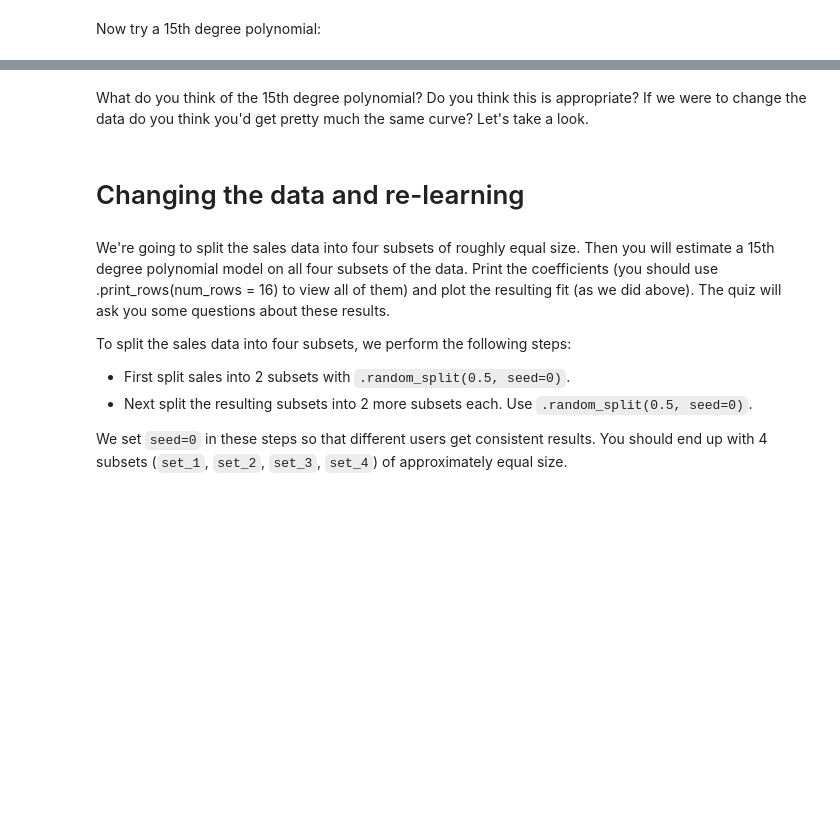
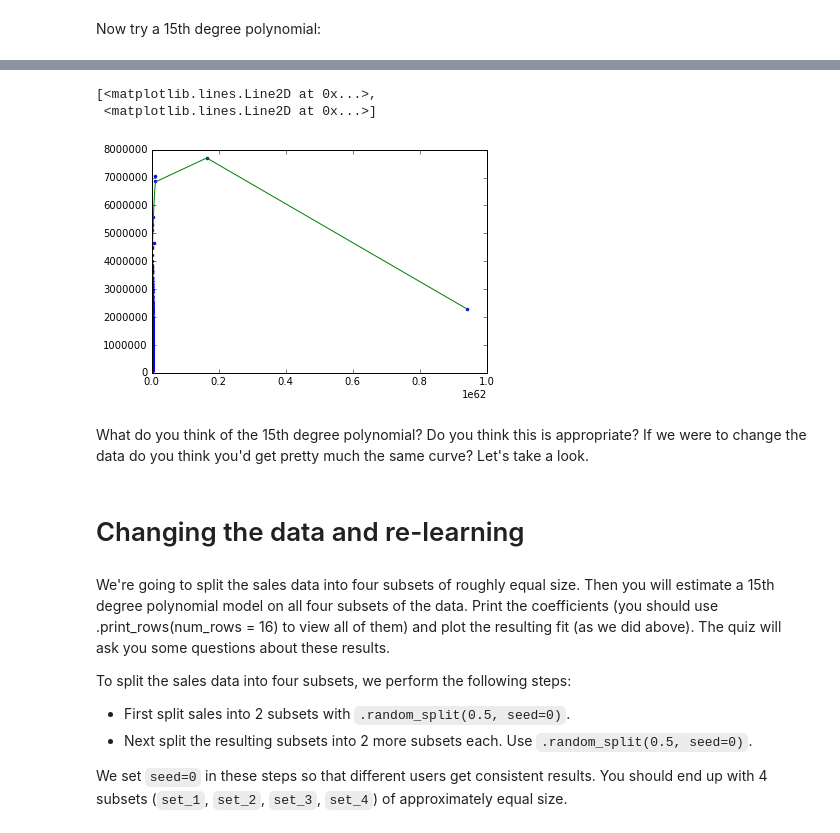
Before and after one commit to wilsonjr/MachineLearningCourse, a Jupyter notebook: ml-regression/Polynomial Regression/week-3-polynomial-regression-assignment-blank.ipynb, the cells around one changed output, grey strips where cells are left out. Saved outputs shown, nothing was run; the diff lists cells and outputs as text; code cells hidden in the pictures; blank space fills up the shorter version.

```diff
--- a/ml-regression/Polynomial Regression/week-3-polynomial-regression-assignment-blank.ipynb
+++ b/ml-regression/Polynomial Regression/week-3-polynomial-regression-assignment-blank.ipynb
@@ -124,2 +198,9 @@ The resulting model looks like half a parabola. Try on your own to see what the
 # %% [markdown]
 Now try a 15th degree polynomial:
+# %%
+poly15_data = polynomial_sframe(sales['sqft_living'], 15)
+my_features = poly15_data.column_names()
+poly15_data['price'] = sales['price']
+model15 = graphlab.linear_regression.create(poly15_data, target='price', features=my_features, validation_set=None)
+
+model15.get('coefficients')
@@ -126,3 +221,9 @@ Now try a 15th degree polynomial:
+# %%
+plt.plot(poly15_data['power_15'], poly15_data['price'], '.', poly15_data['power_15'], model15.predict(poly15_data), '-')
+# %% [output]
+[<matplotlib.lines.Line2D at 0x...>,
+ <matplotlib.lines.Line2D at 0x...>]
+[figure, added]
 # %% [markdown]
 What do you think of the 15th degree polynomial? Do you think this is appropriate? If we were to change the data do you think you'd get pretty much the same curve? Let's take a look.
 # %% [markdown]
```
Also changed, not shown: parts of 9 cells of this notebook.
